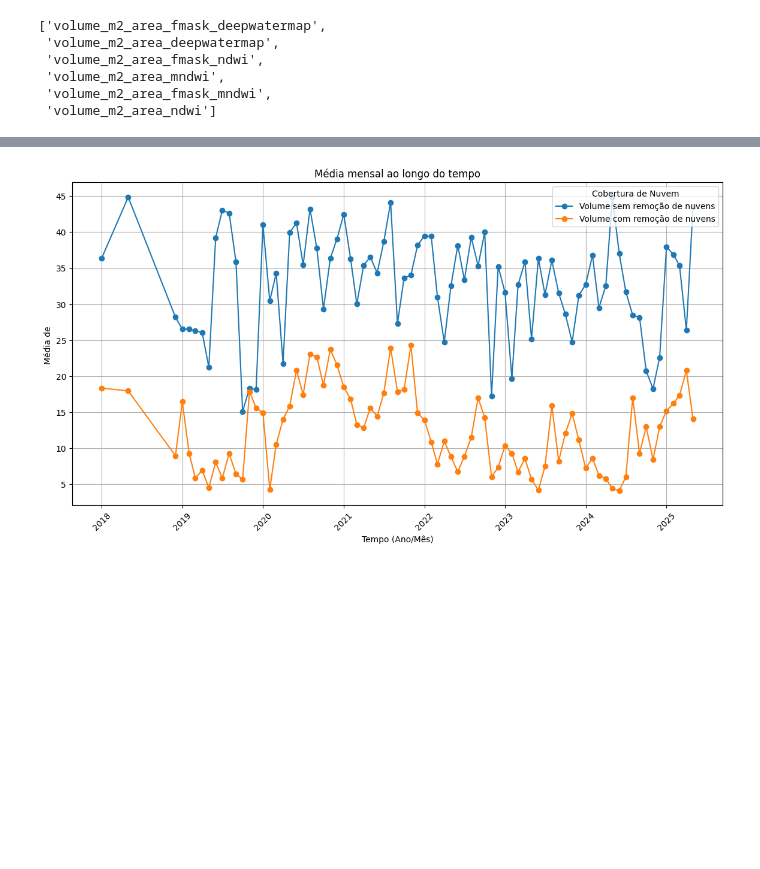
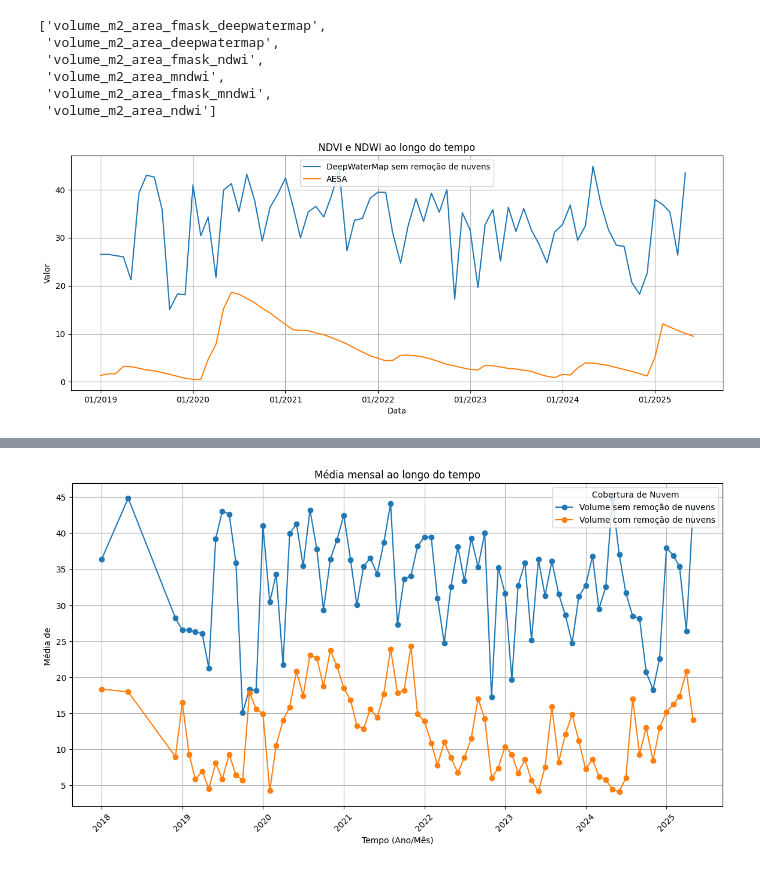
Before and after one commit to Weverton-Vitor/GeoPipe, a Jupyter notebook: notebooks/volume_estimation.ipynb, the cells around one changed output, grey strips where cells are left out. Saved outputs shown, nothing was run; the diff lists cells and outputs as text; code cells hidden in the pictures; blank space fills up the shorter version.

```diff
--- a/notebooks/volume_estimation.ipynb
+++ b/notebooks/volume_estimation.ipynb
@@ -55,0 +116,3 @@ df_resultado.describe()
+# %%
+deepwater_map_df = df_resultado[['volume_m2_area_fmask_deepwatermap', 'volume_m2_area_deepwatermap', 'year', 'month']]
+deepwater_map_df.rename(columns={'volume_m2_area_fmask_deepwatermap': 'fmask_volume_m2', 'volume_m2_area_deepwatermap': 'volume_m2'}, inplace=True)
@@ -66,0 +183,32 @@ columns
+# %%
+def media_mensal_por_ano(df):
+    """
+    Calcula a média de valores para cada mês de cada ano.
+
+    Parâmetros:
+        df (pd.DataFrame): DataFrame com colunas ['ano', 'mes', 'valor'].
+
+    Retorna:
+        pd.DataFrame: Agrupado com média por ano e mês.
+    """
+    return (
+        df.groupby(['year', 'month'], as_index=False)
+          .agg({'volume_m2': 'mean'})
+          .sort_values(['year', 'month'])
+    )
+# %%
+deepwater_mean_df = media_mensal_por_ano(deepwater_map_df)
+aesa_mean_df = media_mensal_por_ano(df_aesa)
+# %%
+
+plot_series_ano_mes(
+    {
+        "DeepWaterMap sem remoção de nuvens": deepwater_mean_df,
+        "AESA": aesa_mean_df
+    },
+    data_inicio="01/2019",
+    data_fim="06/2025",
+    titulo="NDVI e NDWI ao longo do tempo"
+)
+# %% [output]
+[figure, added]
```
Also changed, not shown: parts of 41 cells of this notebook, 3 other files.
